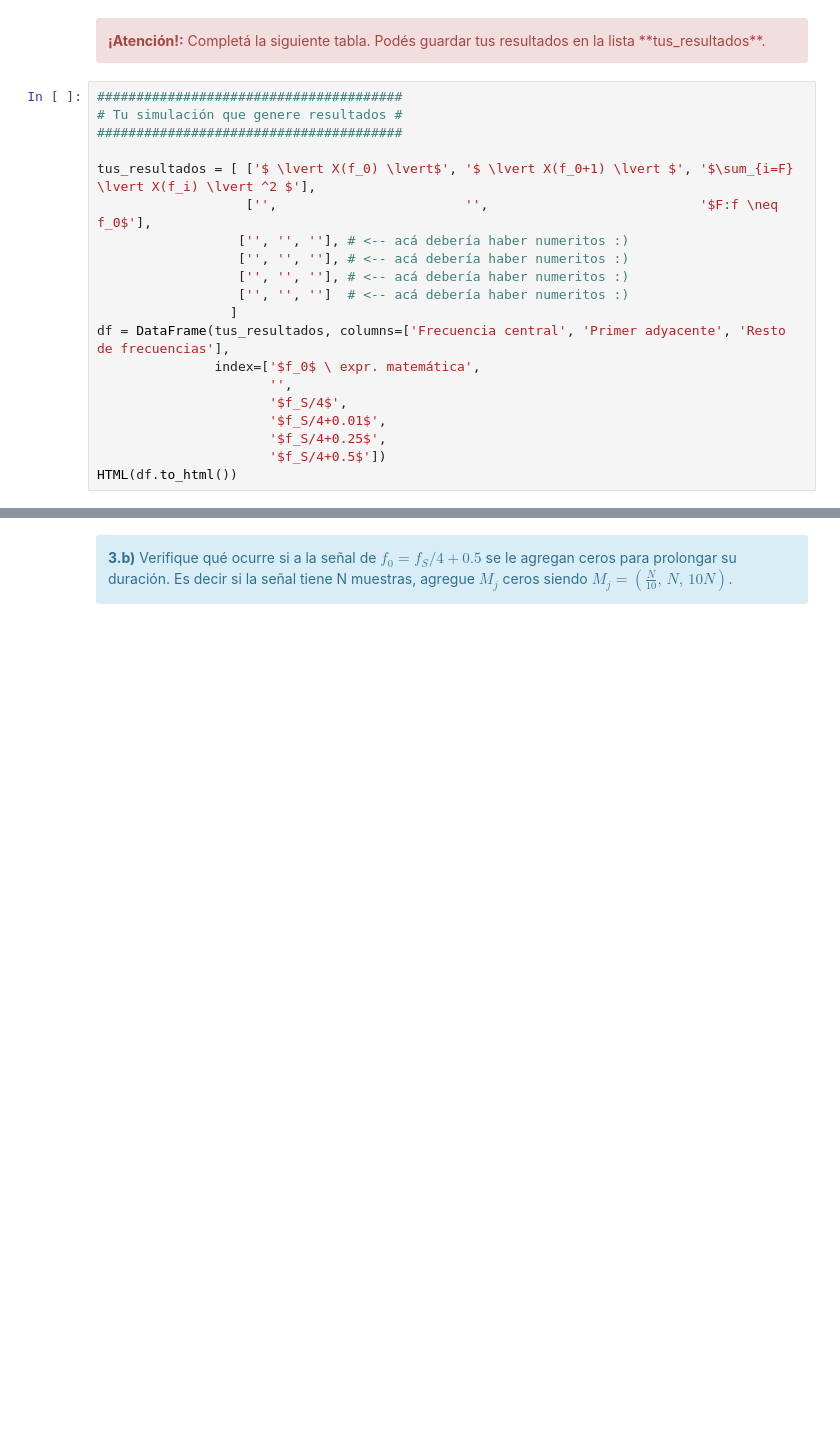
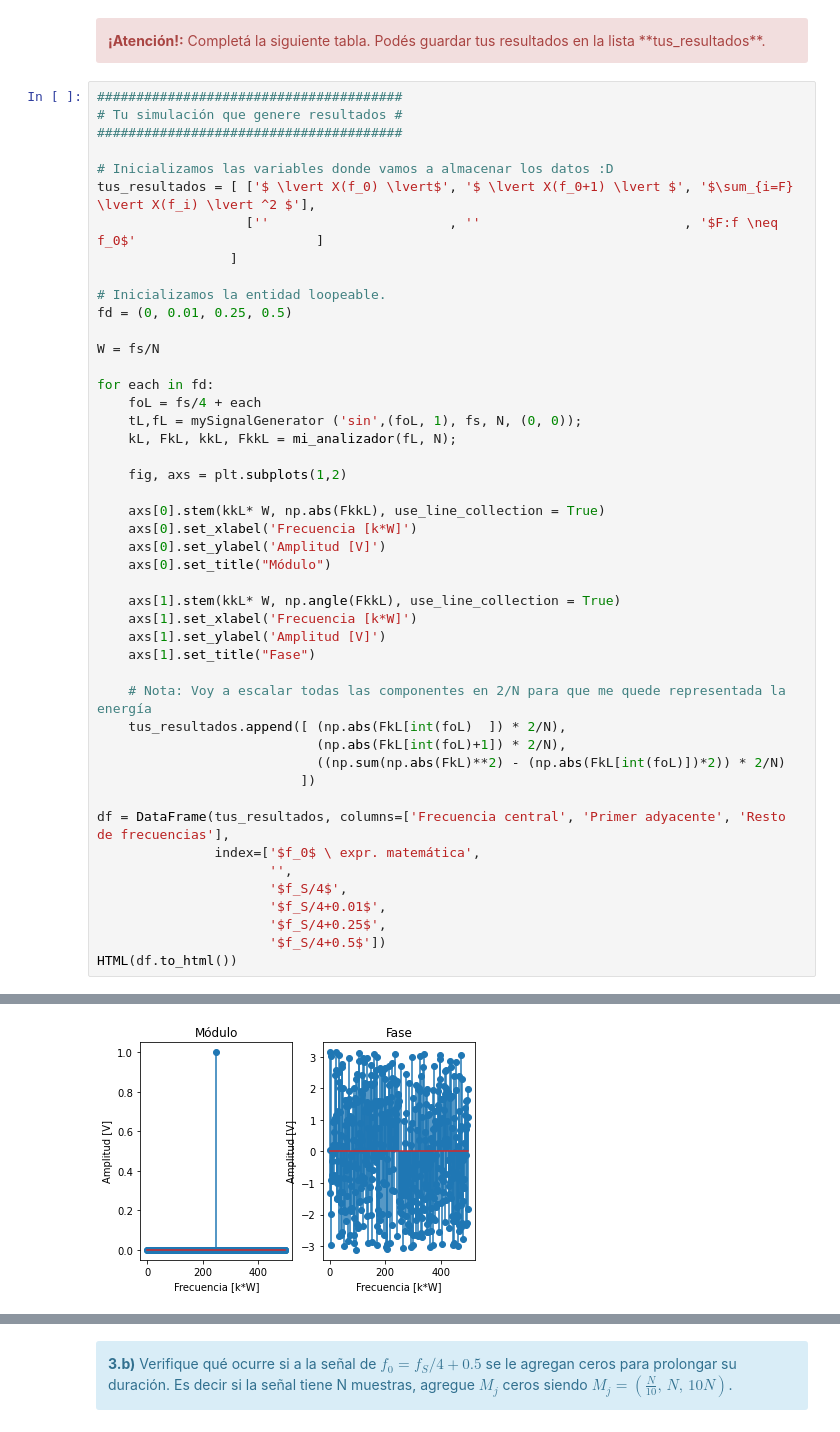
Before and after one commit to lucasliano/PDS_lliano, a Jupyter notebook: TPS/TP1/TP1 - Muestreo de señales - Forurier.ipynb, the cells around one changed output, grey strips where cells are left out. Drawn from its saved outputs; the diff is of its cells as text; blank space fills up the shorter version.

Commit message:
3a "funcionando"
Pude avanzar un poco mas y creo que el 3a está funcionando bien. Me quedan dudas sobre la energía.. porque es mas grande en el 4to caso?

```diff
--- a/TPS/TP1/TP1 - Muestreo de señales - Forurier.ipynb
+++ b/TPS/TP1/TP1 - Muestreo de señales - Forurier.ipynb
@@ -455,23 +457,50 @@ HTML(df.to_html())
 <div class="alert alert-block alert-danger">
 <b>¡Atención!:</b> Completá la siguiente tabla. Podés guardar tus resultados en la lista **tus_resultados**.
 </div>
-# %%
-#######################################
-# Tu simulación que genere resultados #
-#######################################
-
-tus_resultados = [ ['$ \lvert X(f_0) \lvert$', '$ \lvert X(f_0+1) \lvert $', '$\sum_{i=F} \lvert X(f_i) \lvert ^2 $'],
-                   ['',                        '',                           '$F:f \neq f_0$'],
-                  ['', '', ''], # <-- acá debería haber numeritos :)
-                  ['', '', ''], # <-- acá debería haber numeritos :)
-                  ['', '', ''], # <-- acá debería haber numeritos :)
-                  ['', '', '']  # <-- acá debería haber numeritos :)
-                 ]
-df = DataFrame(tus_resultados, columns=['Frecuencia central', 'Primer adyacente', 'Resto de frecuencias'],
-               index=['$f_0$ \ expr. matemática',
-                      '',
-                      '$f_S/4$',
-                      '$f_S/4+0.01$',
-                      '$f_S/4+0.25$',
-                      '$f_S/4+0.5$'])
-HTML(df.to_html())
+# %%
+#######################################
+# Tu simulación que genere resultados #
+#######################################
+
+# Inicializamos las variables donde vamos a almacenar los datos :D
+tus_resultados = [ ['$ \lvert X(f_0) \lvert$', '$ \lvert X(f_0+1) \lvert $', '$\sum_{i=F} \lvert X(f_i) \lvert ^2 $'],
+                   [''                       , ''                          , '$F:f \neq f_0$'                       ]
+                 ]
+
+# Inicializamos la entidad loopeable.
+fd = (0, 0.01, 0.25, 0.5)
+
+W = fs/N
+
+for each in fd:
+    foL = fs/4 + each
+    tL,fL = mySignalGenerator ('sin',(foL, 1), fs, N, (0, 0));
+    kL, FkL, kkL, FkkL = mi_analizador(fL, N);
+
+    fig, axs = plt.subplots(1,2)
+
+    axs[0].stem(kkL* W, np.abs(FkkL), use_line_collection = True)
+    axs[0].set_xlabel('Frecuencia [k*W]')
+    axs[0].set_ylabel('Amplitud [V]')
+    axs[0].set_title("Módulo")
+
+    axs[1].stem(kkL* W, np.angle(FkkL), use_line_collection = True)
+    axs[1].set_xlabel('Frecuencia [k*W]')
+    axs[1].set_ylabel('Amplitud [V]')
+    axs[1].set_title("Fase")
+
+    # Nota: Voy a escalar todas las componentes en 2/N para que me quede representada la energía
+    tus_resultados.append([ (np.abs(FkL[int(foL)  ]) * 2/N),
+                            (np.abs(FkL[int(foL)+1]) * 2/N),
+                            ((np.sum(np.abs(FkL)**2) - (np.abs(FkL[int(foL)])*2)) * 2/N)
+                          ])
+
+df = DataFrame(tus_resultados, columns=['Frecuencia central', 'Primer adyacente', 'Resto de frecuencias'],
+               index=['$f_0$ \ expr. matemática',
+                      '',
+                      '$f_S/4$',
+                      '$f_S/4+0.01$',
+                      '$f_S/4+0.25$',
+                      '$f_S/4+0.5$'])
+HTML(df.to_html())
+# %% [output]
@@ -477,0 +514 @@ HTML(df.to_html())
+[figure, added]
```
Also changed, not shown: parts of 18 cells of this notebook, 1 other file.
